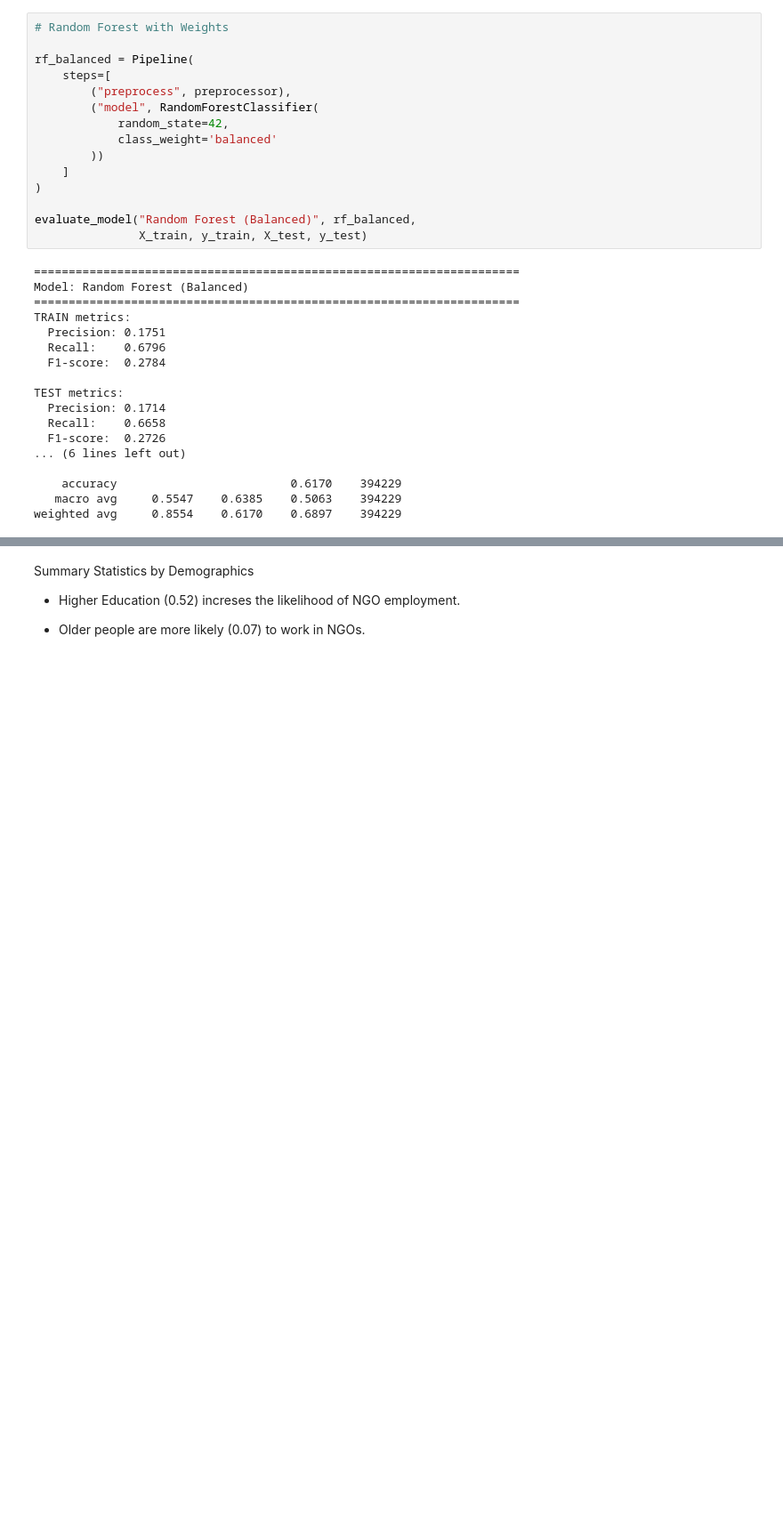
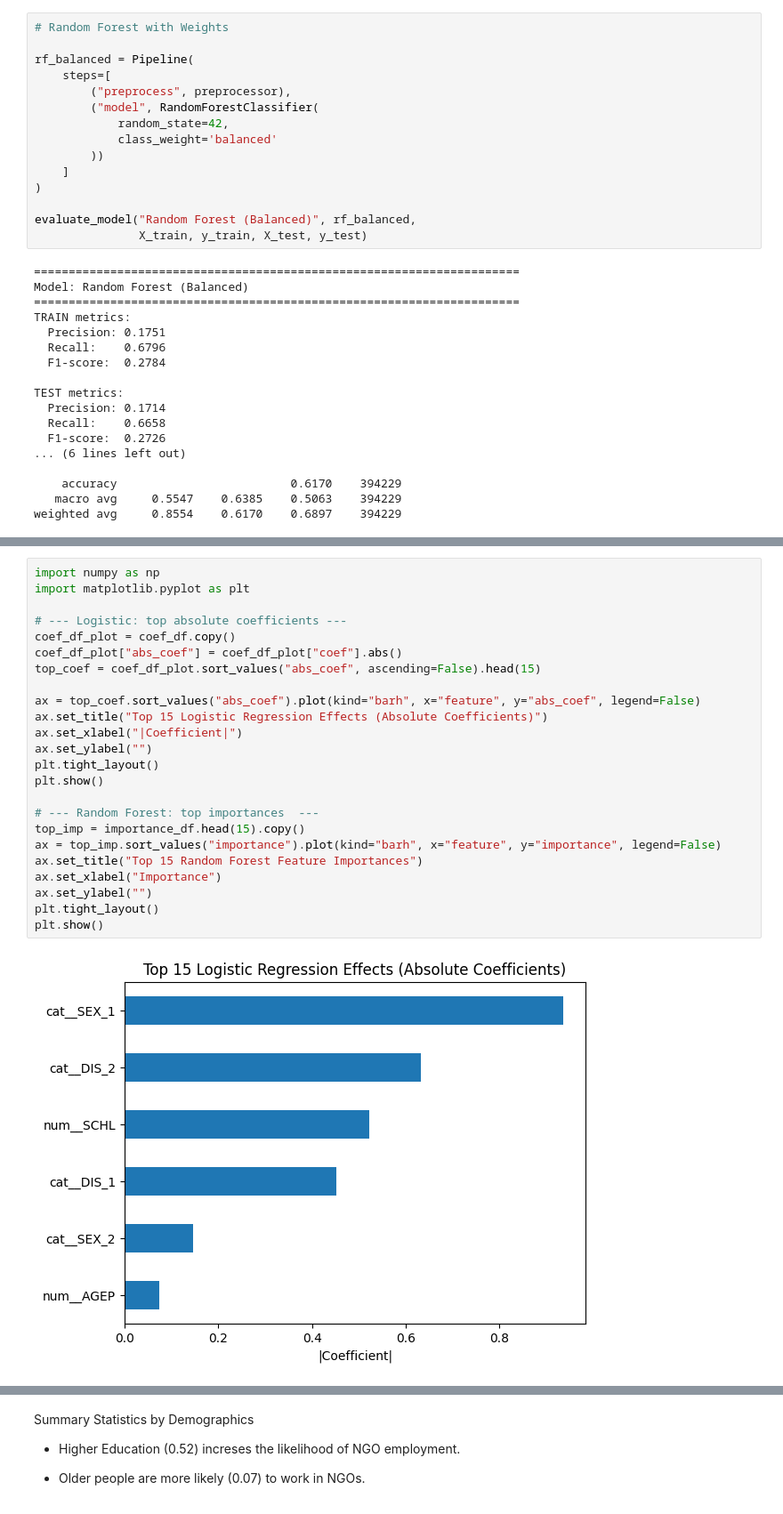
Before and after one commit to Bx1Rob/DATA71200-Final-Project, a Jupyter notebook: Project_1(2_12_07_26).ipynb, the cells around one changed output, grey strips where cells are left out. Shown at 89% size. Cells and saved outputs as stored; diff of their text form; blank space fills up the shorter version.

```diff
--- a/Project_1(2_12_07_26).ipynb
+++ b/Project_1(2_12_07_26).ipynb
@@ -893,0 +910,26 @@ weighted avg     0.8554    0.6170    0.6897    394229
+# %%
+import numpy as np
+import matplotlib.pyplot as plt
+
+# --- Logistic: top absolute coefficients ---
+coef_df_plot = coef_df.copy()
+coef_df_plot["abs_coef"] = coef_df_plot["coef"].abs()
+top_coef = coef_df_plot.sort_values("abs_coef", ascending=False).head(15)
+
+ax = top_coef.sort_values("abs_coef").plot(kind="barh", x="feature", y="abs_coef", legend=False)
+ax.set_title("Top 15 Logistic Regression Effects (Absolute Coefficients)")
+ax.set_xlabel("|Coefficient|")
+ax.set_ylabel("")
+plt.tight_layout()
+plt.show()
+
+# --- Random Forest: top importances  ---
+top_imp = importance_df.head(15).copy()
+ax = top_imp.sort_values("importance").plot(kind="barh", x="feature", y="importance", legend=False)
+ax.set_title("Top 15 Random Forest Feature Importances")
+ax.set_xlabel("Importance")
+ax.set_ylabel("")
+plt.tight_layout()
+plt.show()
+# %% [output]
+[figure, added]
```
Also changed, not shown: parts of 15 cells of this notebook.
